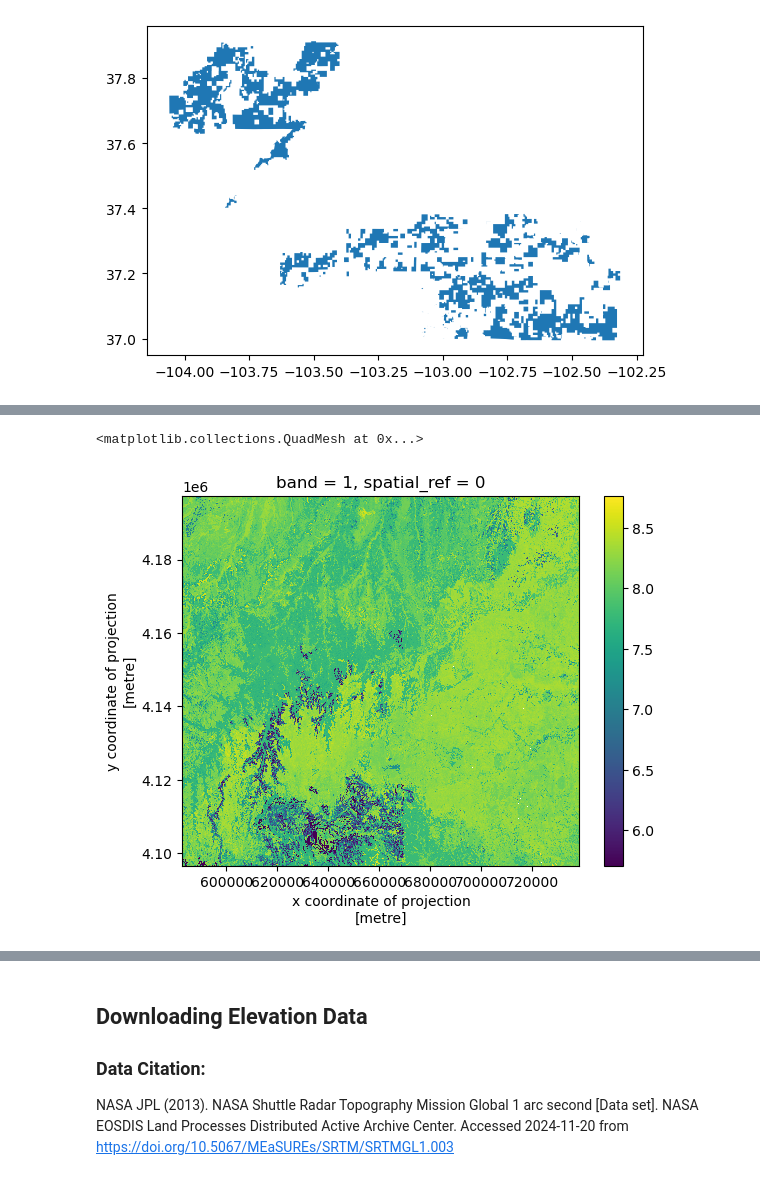
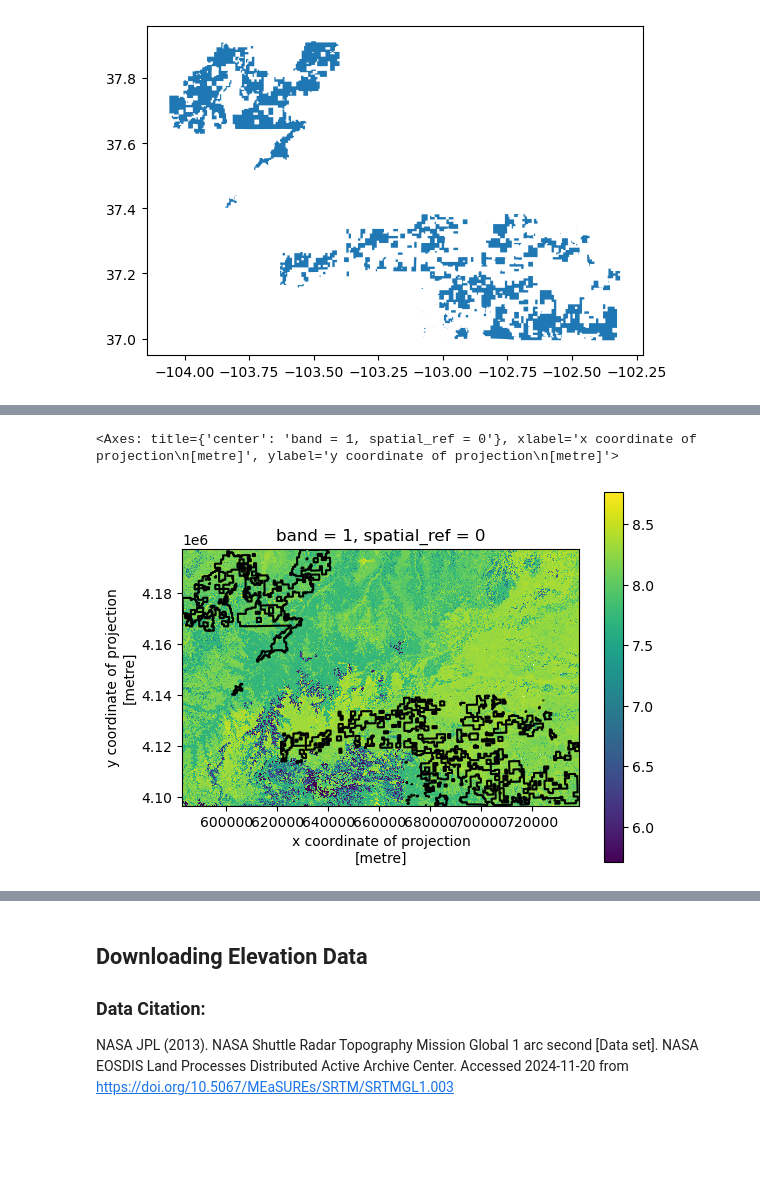
Before and after one commit to annaposlednik/EarthAnalyticsFinal, a Jupyter notebook: finalassignment.ipynb, the cells around one changed output, grey strips where cells are left out. Cells and saved outputs as stored; diff of their text form; code cells hidden in the pictures; blank space fills up the shorter version.

```diff
--- a/finalassignment.ipynb
+++ b/finalassignment.ipynb
@@ -290,9 +303,11 @@ pawnee_pH_da = (pawnee_pH_da
 # %%
 # Quick plot to see pH data of Comanche grassland
 comanche_pH_da.plot()
+Comanche_gdf.to_crs(utm).boundary.plot(ax= plt.gca(), color= "black")
+plt.show()
 # %% [output]
-<matplotlib.collections.QuadMesh at 0x...>
+<Axes: title={'center': 'band = 1, spatial_ref = 0'}, xlabel='x coordinate of projection\n[metre]', ylabel='y coordinate of projection\n[metre]'>
-[figure, old version]
+[figure, new version]
 # %%
 # Quick plot to see pH data of Pawnee grassland
 pawnee_pH_da.plot()
```
Also changed, not shown: parts of 35 cells of this notebook.
